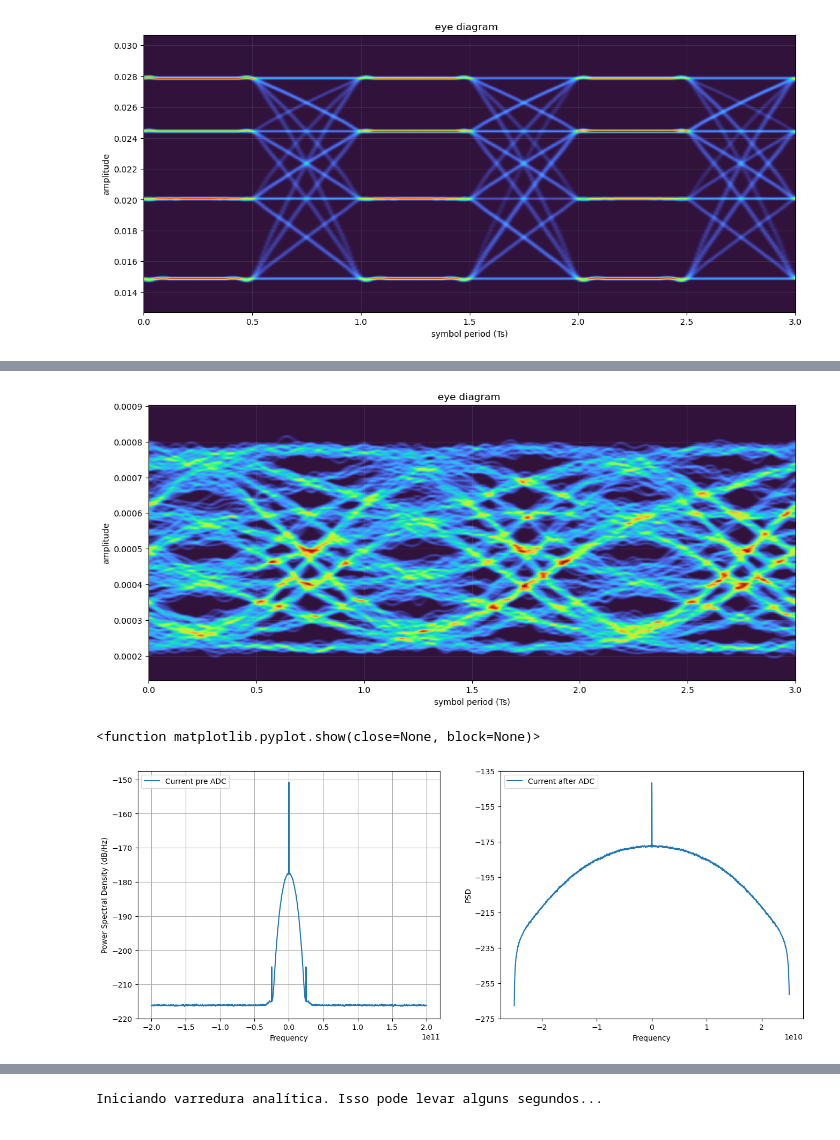
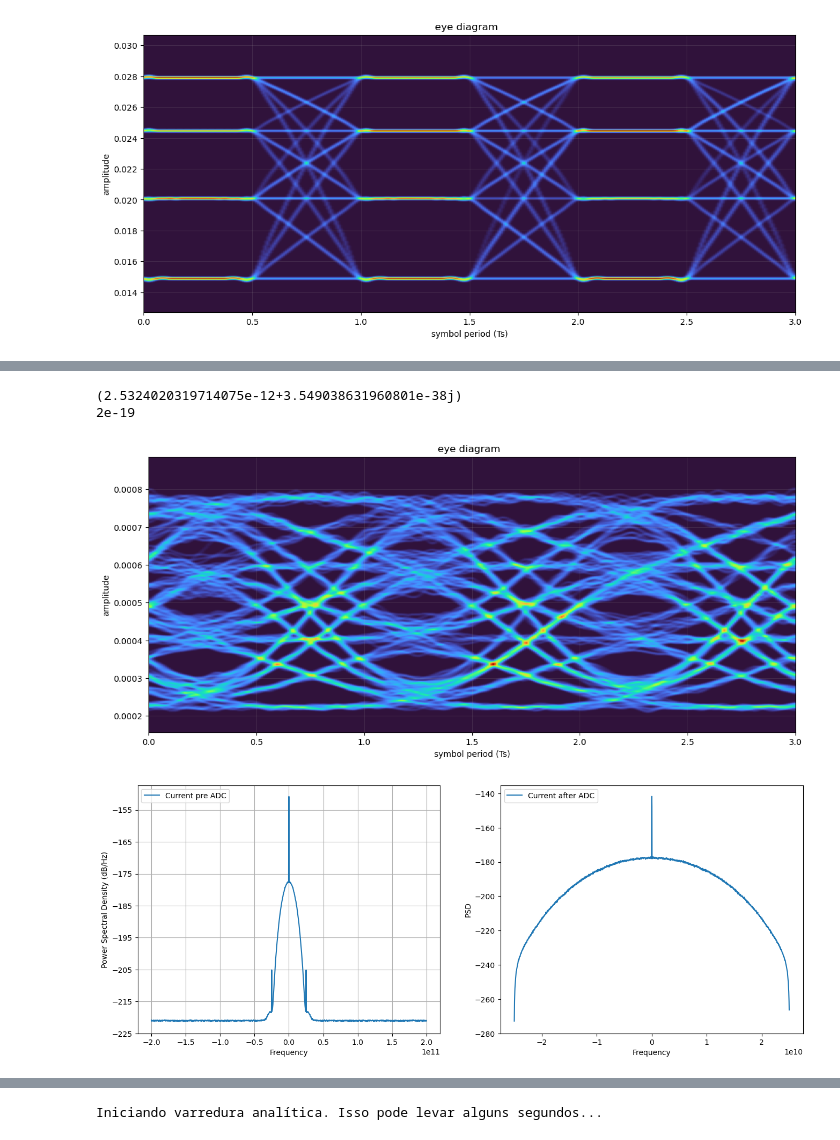
Before and after one commit to elmerfariass/Performance-Modeling-for-High-Capacity-IMDD-Systems, a Jupyter notebook: IMDD_Simulation/Section-II_Simulation.ipynb, the cells around one changed output, grey strips where cells are left out. Drawn from its saved outputs; the diff is of its cells as text; code cells hidden in the pictures.

```diff
--- a/IMDD_Simulation/Section-II_Simulation.ipynb
+++ b/IMDD_Simulation/Section-II_Simulation.ipynb
@@ -188,6 +185,7 @@ n_order = 1             # Ordem do supergaussiano (ex: 1 ou 3)
 B_3dB = 0.4 * Rs        # Largura de banda em 40% da taxa de símbolos
 
 # 2. Criar o vetor de frequências para o sinal de simulação
+#N_samples = len(signal_optTx)
 N_samples = len(signal_optTx)
 sim_Fs = paramDAC.outFs # A taxa de amostragem do sinal modulado (400 GHz)
 
@@ -196,9 +194,17 @@ f = fftfreq(N_samples, d=1/sim_Fs)
 
 # 3. Gerar a resposta em frequência do canal
 H_ch = superGauss(f, n_order, B_3dB)
+plt.figure(figsize=(10, 6))
+plt.plot(f, np.abs(H_ch)**2)
+plt.xlabel('Frequency (Hz)')
+plt.ylabel('Power Spectral Density')
+plt.title('Super-Gaussian Response')
+plt.grid(True)
+plt.xlim(-1e11, 1e11)
+plt.show()
 
 # 4. Aplicar o filtro ao sinal no domínio da frequência
-signal_optTx_fft = np.fft.fft(signal_optTx)
+signal_optTx_fft = np.fft.fft(signal_optTx, N_samples)
 signal_optRx_fft = signal_optTx_fft * H_ch
 
 # Retornar o sinal filtrado para o domínio do tempo
@@ -207,7 +213,7 @@ signal_optRx = ifft(signal_optRx_fft)
 fig, axs = plt.subplots(1, 2, figsize=(16,6))
 # plot psd
 axs[0].psd(signal_optTx, Fs=paramDAC.outFs, NFFT = 2048, sides='twosided', label = 'Optical signal spectrum')
-axs[0].legend(loc='upper left');
+axs[0].legend(loc='upper left')
 
 axs[1].psd(signal_optRx, Fs = paramDAC.outFs, NFFT = 2048, sides = 'twosided', label = "Optical signal Rx")
 axs[1].set_ylabel('PSD')
@@ -222,12 +346,14 @@ plt.rcParams['figure.figsize'] = (14, 6)
 # %%
-paramPD = parameters()
+Tc = 70
+T_kelvin = Tc + 273.15
 paramPD = parameters()
 paramPD.R = 1.0                           # Responsividade de 1 A/W (Tabela I do artigo)
-paramPD.Tc = 25                           # Não utilizado (o artigo fixa a PSD do ruído térmico)
+paramPD.Tc = Tc                           # Não utilizado (o artigo fixa a PSD do ruído térmico)
 paramPD.Id = 10e-9                             # Corrente de escuro zero (omitida no modelo matemático)
 paramPD.Ipd_sat = 5e-3                    # Irrelevante (saturação desligada)
-paramPD.RL = 50                           # Irrelevante (ruído térmico fixado externamente)
-paramPD.B = 30e9                          # Irrelevante (limitação de banda desligada aqui)
+paramPD.B = 16e9
+paramPD.RL = 4 * kB * T_kelvin * paramPD.B / 2e-19
+#paramPD.RL = 50                          # Irrelevante (limitação de banda desligada aqui)
 paramPD.Fs = paramDAC.outFs               # Frequência de amostragem global da simulação
 paramPD.fType = 'rect'                    # Irrelevante
 paramPD.PDN = 255                         # Irrelevante
@@ -241,48 +367,35 @@ paramPD.seed = 7                          # Qualquer número inteiro
 PD_signalRx= photodiode(signal_optRx, paramPD)
 
 eyediagram(np.real(PD_signalRx), len(PD_signalRx), n_dac*SpS ,ptype = 'fancy', plotlabel = "" \
 "")
 #plt.psd(PD_signalRx, NFFT = 1024, Fs = paramDAC.outFs, sides = 'twosided')
 
 paramAdc = parameters()
 paramAdc.inFs = paramDAC.outFs
 paramAdc.outFs = Fs
 paramAdc.Nbits = paramDAC.nBits
 paramAdc.ENOB = paramDAC.ENOB
 paramAdc.Vmax = np.max(np.abs(PD_signalRx))
 paramAdc.Vmin = -paramAdc.Vmax
 paramAdc.AAF = False
 
 sigRx = adc(PD_signalRx, paramAdc)
 sigRx = firFilter(pulse, sigRx)
 
+
 fig, axs = plt.subplots(1, 2, figsize=(16,6))
 # plot psd
 axs[0].psd(PD_signalRx, Fs=paramDAC.outFs, NFFT = 2048, sides='twosided', label = 'Current pre ADC')
 axs[0].legend(loc='upper left');
 
 axs[1].psd(sigRx, Fs = Fs, NFFT = 2048, sides = 'twosided', label = "Current after ADC")
 axs[1].set_ylabel('PSD')
 axs[1].set_xlabel('Frequency')
 axs[1].legend(loc='upper left')
 axs[1].grid()
 plt.rcParams['figure.figsize'] = (14, 6)
-
-paramDec = parameters()
-paramDec.SpSin = SpS
-paramDec.SpSout = 1
-
-symbRx_vis = decimate(sigRx, paramDec)
-
-plt.figure(figsize=(6,6))
-plt.scatter(np.real(symbRx_vis), np.imag(symbRx_vis))
-
-plt.title("Received symbols without equalization")
-plt.xlabel("Real")
-plt.ylabel("Imag")
-plt.grid(True)
-plt.show
 # %% [output]
+(2.5324020319714075e-12+3.549038631960801e-38j)
+2e-19
-[figure, old version]
+[figure, new version]
-<function matplotlib.pyplot.show(close=None, block=None)>
-[figure, old version]
+[figure, new version]
```
Also changed, not shown: parts of 9 cells of this notebook.
